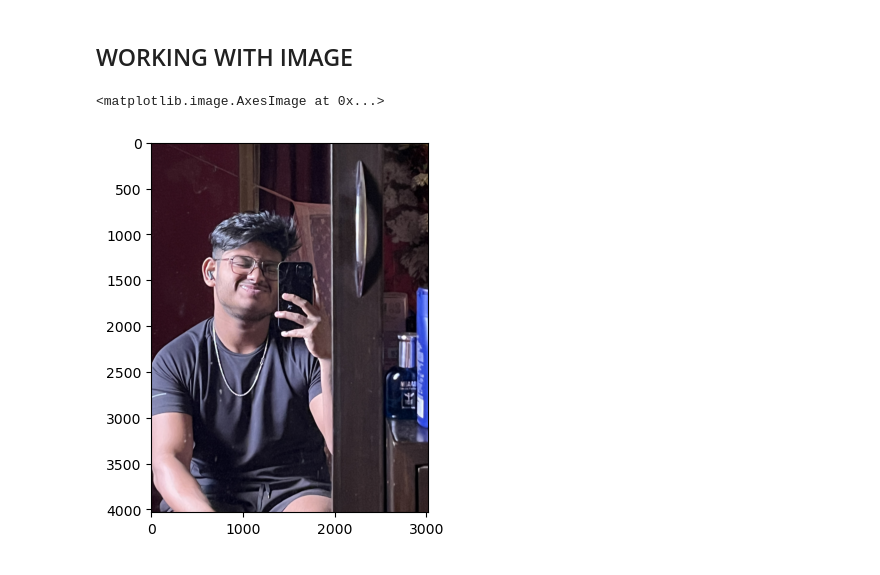
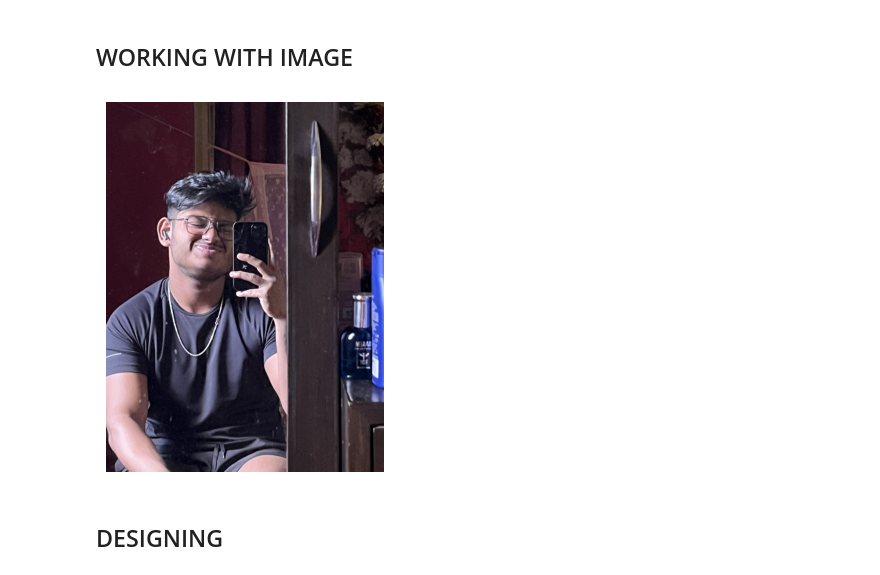
Before and after one commit to debmalya20/-Data-Visualization-, a Jupyter notebook: matplotlib.ipynb, the cells around one changed output. Drawn from its saved outputs; the diff is of its cells as text; code cells hidden in the pictures.

Commit message:
This is the practice of matplotlib

```diff
--- a/matplotlib.ipynb
+++ b/matplotlib.ipynb
@@ -88,8 +88,10 @@ plt.savefig("Mtplotlib.png") #this is how we make figure and save as it png
 import matplotlib.image as mpimg
 # %%
 image=mpimg.imread("deb.jpg")
-plt.imshow(image)
-plt.axes()
+plt.imshow(image)  #this is how we add picture
+plt.axis("off")
+plt.savefig("deb.jpg")
 # %% [output]
-<matplotlib.image.AxesImage at 0x...>
-[figure, old version]
+[figure, new version]
+# %% [markdown]
+## DESIGNING
```
Also changed, not shown: 2 other files.
